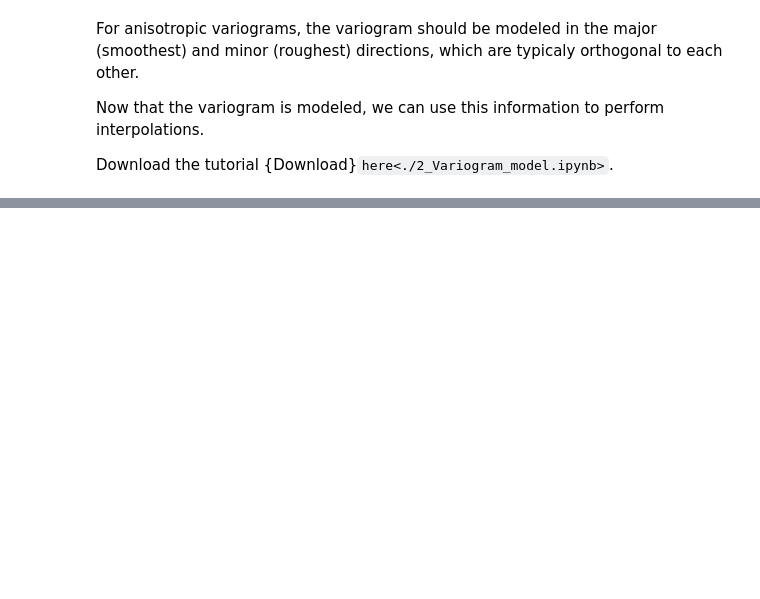
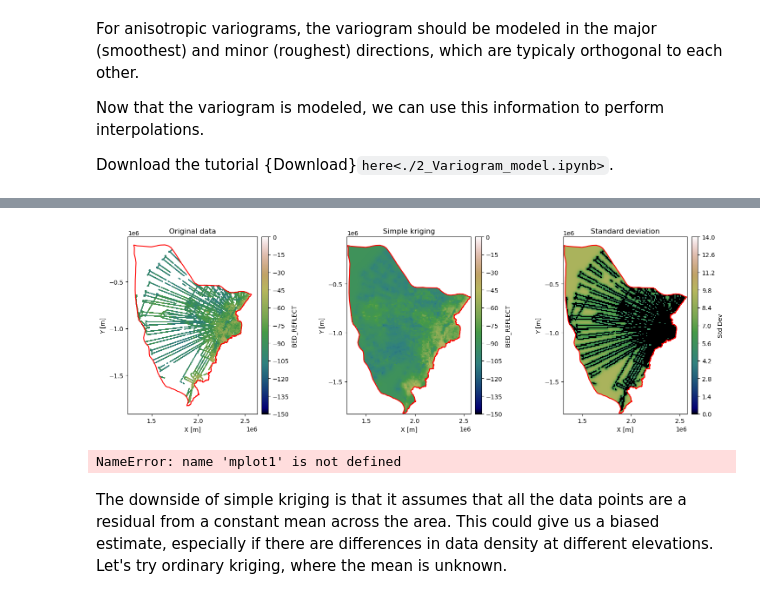
Before and after one commit to elizadawson/gstatsimbook, a Jupyter notebook: examples/large_radar_dataset.ipynb, the cells around one changed output, grey strips where cells are left out. Saved outputs shown, nothing was run; the diff lists cells and outputs as text; code cells hidden in the pictures; blank space fills up the shorter version.

```diff
--- a/examples/large_radar_dataset.ipynb
+++ b/examples/large_radar_dataset.ipynb
@@ -572,0 +646,80 @@ Download the tutorial {Download}`here<./2_Variogram_model.ipynb>`.
+# %%
+
+# reverse normal score transformation
+
+var_SK[var_SK < 0] = 0      # make sure variances are non-negative
+std_SK = np.sqrt(var_SK)    # convert to standard deviation before back transforming
+
+# reshape
+est = est_SK.reshape(-1,1)
+std = std_SK.reshape(-1,1)
+
+# back transformation
+spred_trans = nst_trans.inverse_transform(est)
+sstd_trans = nst_trans.inverse_transform(std)
+sstd_trans = sstd_trans - np.min(sstd_trans)
+
+# mask values outside Wilkes basin
+spred_trans[~inside_mask.values] = np.nan
+sstd_trans[~inside_mask.values] = np.nan
+# %%
+# Nicer but slower plot showing similar to above:
+# plot includes original data, simple kriging, and standard deviation (3 panels)
+from mpl_toolkits.axes_grid1 import make_axes_locatable
+
+x_mat = Pred_grid_xy[:,0].reshape((rows, cols))
+y_mat = Pred_grid_xy[:,1].reshape((rows, cols))
+pred_mat = spred_trans.reshape((rows, cols))
+std_mat = sstd_trans.reshape((rows, cols))
+
+pred_vmin = -150; pred_vmax = 0
+std_vmin = 0; std_vmax = 14
+
+fig, [ax1, ax2, ax3] = plt.subplots(1, 3, figsize=(15, 5))
+
+# panel 1: original radar line data
+im1 = ax1.scatter(gdf['X'], gdf['Y'], c=gdf['BED_REFLECT'], vmin=pred_vmin, vmax=pred_vmax,
+                  marker='.', s=0.5, cmap='gist_earth')
+wilkes.boundary.plot(ax=ax1, color='red', linewidth=1.5)
+ax1.set_title('Original data')
+ax1.set_xlabel('X [m]'); ax1.set_ylabel('Y [m]')
+ax1.locator_params(nbins=5)
+ax1.axis('scaled')
+divider1 = make_axes_locatable(ax1)
+cax1 = divider1.append_axes('right', size='5%', pad=0.1)
+fig.colorbar(im1, ticks=np.linspace(pred_vmin, pred_vmax, 11), cax=cax1, label='BED_REFLECT')
+
+# panel 2: simple kriging
+im2 = ax2.pcolormesh(x_mat, y_mat, pred_mat, vmin=pred_vmin, vmax=pred_vmax, cmap='gist_earth')
+wilkes.boundary.plot(ax=ax2, color='red', linewidth=1.5)
+ax2.set_title('Simple kriging')
+ax2.set_xlabel('X [m]'); ax2.set_ylabel('Y [m]')
+ax2.locator_params(nbins=5)
+ax2.axis('scaled')
+divider2 = make_axes_locatable(ax2)
+cax2 = divider2.append_axes('right', size='5%', pad=0.1)
+fig.colorbar(im2, ticks=np.linspace(pred_vmin, pred_vmax, 11), cax=cax2, label='BED_REFLECT')
+
+# panel 3: standard deviation
+im3 = ax3.pcolormesh(x_mat, y_mat, std_mat, vmin=std_vmin, vmax=std_vmax, cmap='gist_earth')
+wilkes.boundary.plot(ax=ax3, color='red', linewidth=1.5)
+ax3.set_title('Standard deviation')
+ax3.set_xlabel('X [m]'); ax3.set_ylabel('Y [m]')
+ax3.locator_params(nbins=5)
+ax3.axis('scaled')
+divider3 = make_axes_locatable(ax3)
+cax3 = divider3.append_axes('right', size='5%', pad=0.1)
+fig.colorbar(im3, ticks=np.linspace(std_vmin, std_vmax, 11), cax=cax3, label='Std Dev')
+
+plt.tight_layout()
+plt.show()
+# %% [output]
+[figure, added]
+# %%
+# plot hillshade for visualizing
+mplot1(Pred_grid_xy, spred_trans, rows, cols, title='Simple kriging', hillshade=True)
+# %% [output]
+NameError: name 'mplot1' is not defined
+# %% [markdown]
+
+The downside of simple kriging is that it assumes that all the data points are a residual from a constant mean across the area. This could give us a biased estimate, especially if there are differences in data density at different elevations. Let's try ordinary kriging, where the mean is unknown.
```
Also changed, not shown: parts of 26 cells of this notebook.
